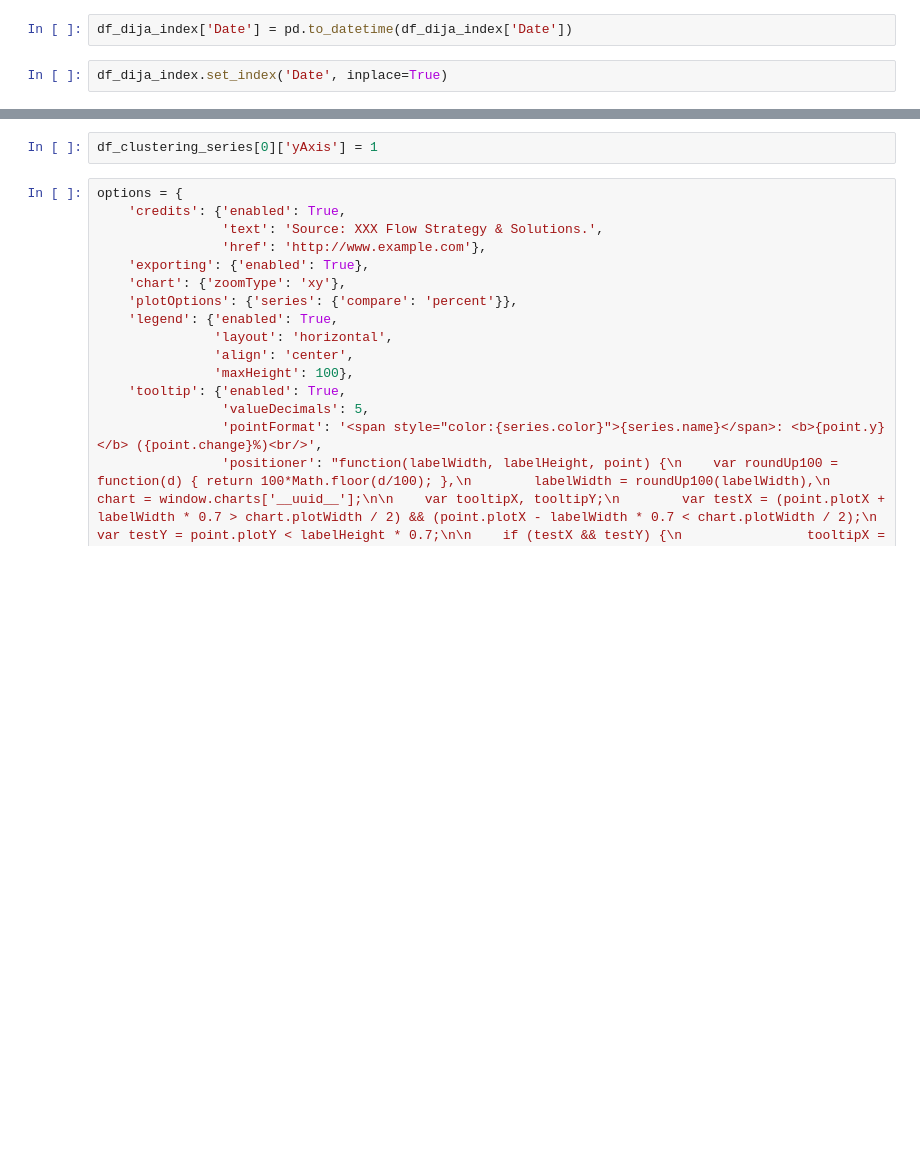
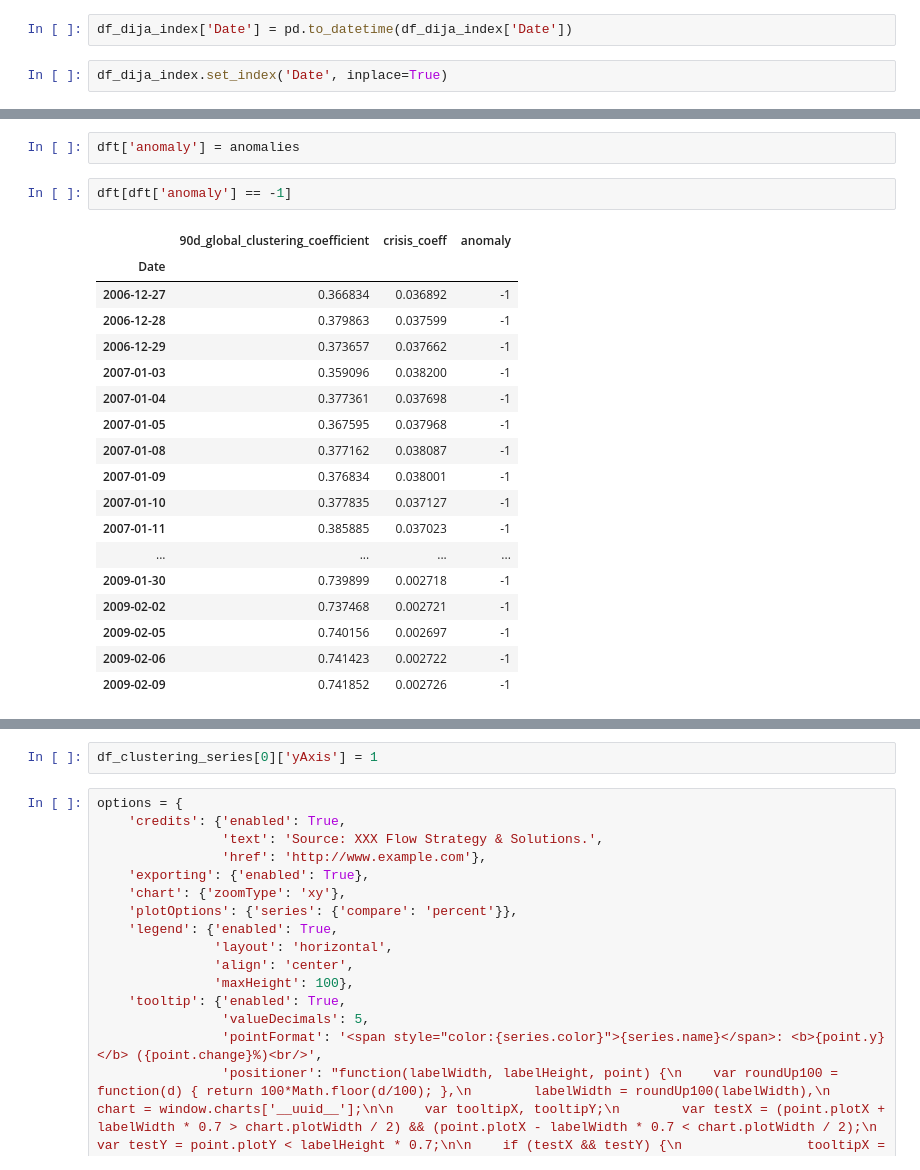
Before and after one commit to mayabenowitz/hedgepy, a Jupyter notebook: notebooks/1.0-mayab-dcor-clustering-exploration-.ipynb, the cells around one changed output, grey strips where cells are left out. Cells and saved outputs as stored; diff of their text form; blank space fills up the shorter version.

```diff
--- a/notebooks/1.0-mayab-dcor-clustering-exploration-.ipynb
+++ b/notebooks/1.0-mayab-dcor-clustering-exploration-.ipynb
@@ -98,0 +93,23 @@ df_final.head()
+# %%
+dft['anomaly'] = anomalies
+# %%
+dft[dft['anomaly'] == -1]
+# %% [output]
+|  | 90d_global_clustering_coefficient | crisis_coeff | anomaly |
+| Date |  |  |  |
+| 2006-12-27 | 0.366834 | 0.036892 | -1 |
+| 2006-12-28 | 0.379863 | 0.037599 | -1 |
+| 2006-12-29 | 0.373657 | 0.037662 | -1 |
+| 2007-01-03 | 0.359096 | 0.038200 | -1 |
+| 2007-01-04 | 0.377361 | 0.037698 | -1 |
+| 2007-01-05 | 0.367595 | 0.037968 | -1 |
+| 2007-01-08 | 0.377162 | 0.038087 | -1 |
+| 2007-01-09 | 0.376834 | 0.038001 | -1 |
+| 2007-01-10 | 0.377835 | 0.037127 | -1 |
+| 2007-01-11 | 0.385885 | 0.037023 | -1 |
+| ... | ... | ... | ... |
+| 2009-01-30 | 0.739899 | 0.002718 | -1 |
+| 2009-02-02 | 0.737468 | 0.002721 | -1 |
+| 2009-02-05 | 0.740156 | 0.002697 | -1 |
+| 2009-02-06 | 0.741423 | 0.002722 | -1 |
+| 2009-02-09 | 0.741852 | 0.002726 | -1 |
```
Also changed, not shown: parts of 18 cells of this notebook, 1 other file.
